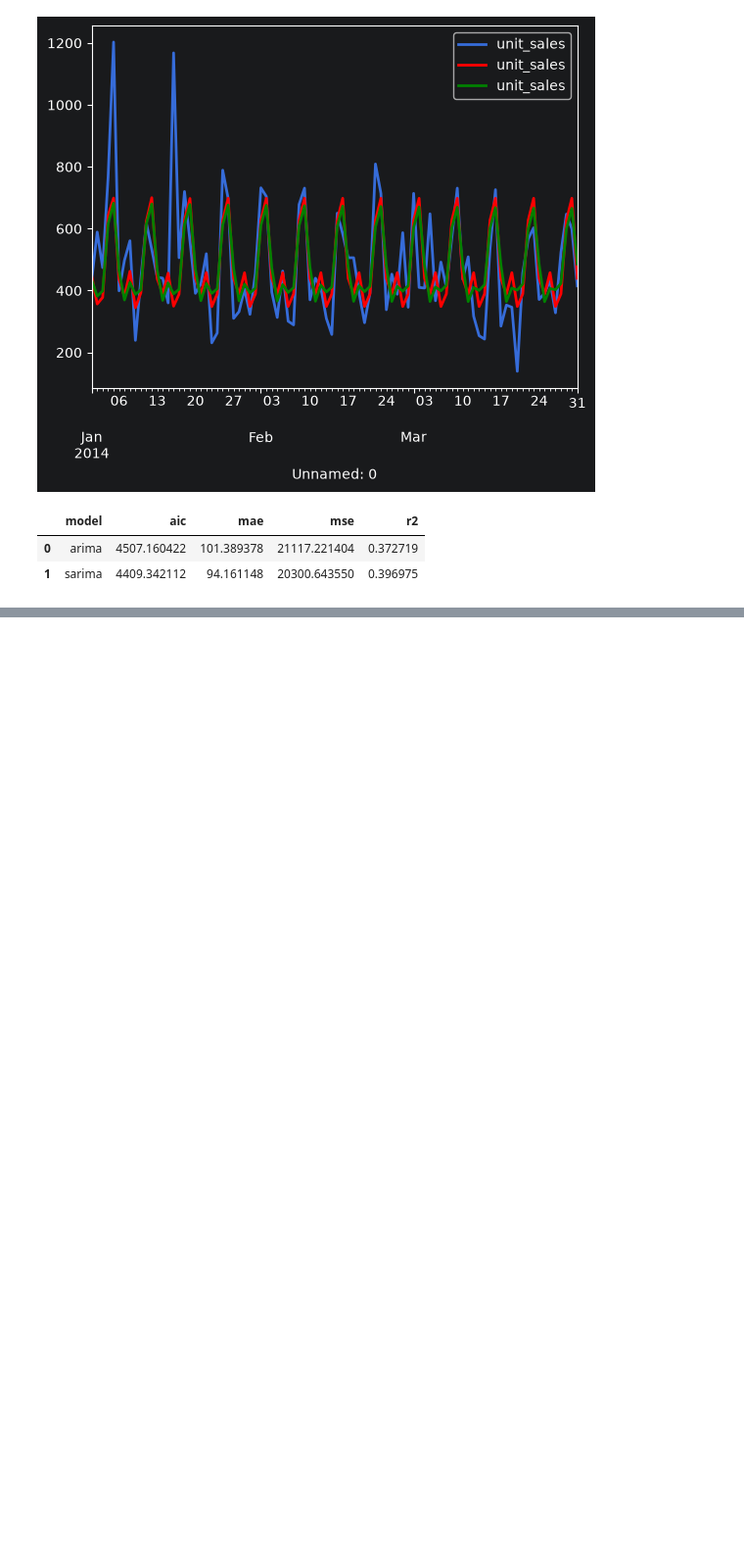
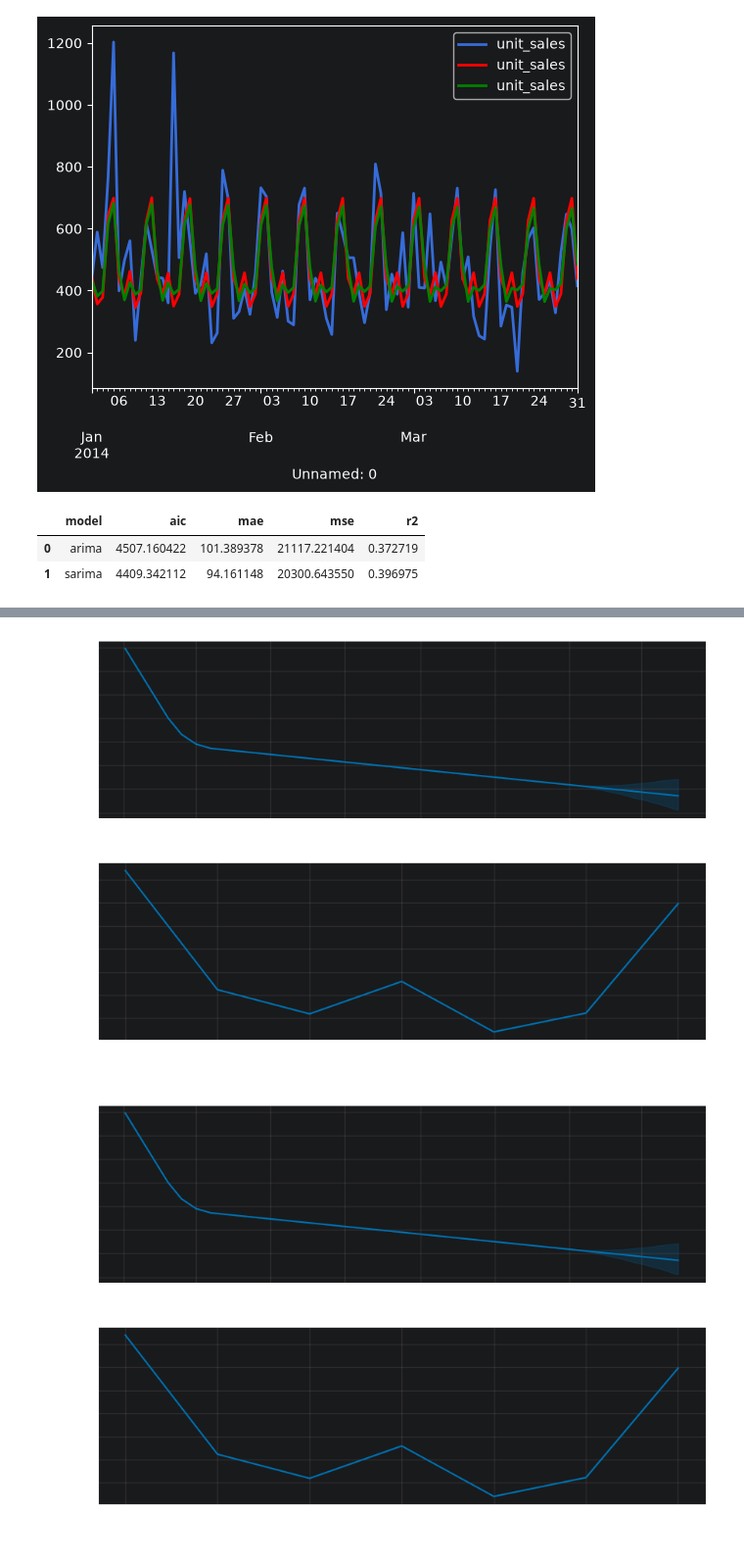
Before and after one commit to ka-katrin/Python_Timeseries_Project, a Jupyter notebook: statistical_models.ipynb, the cells around one changed output, grey strips where cells are left out. Shown at 98% size. Saved outputs shown, nothing was run; the diff lists cells and outputs as text; code cells hidden in the pictures; blank space fills up the shorter version.

```diff
--- a/statistical_models.ipynb
+++ b/statistical_models.ipynb
@@ -337,0 +371,5 @@ model_evaluation
+# %%
+model_prophet.plot_components(forecast_prophet)
+# %% [output]
+[figure, added]
+[figure, added]
```
Also changed, not shown: parts of 12 cells of this notebook.
